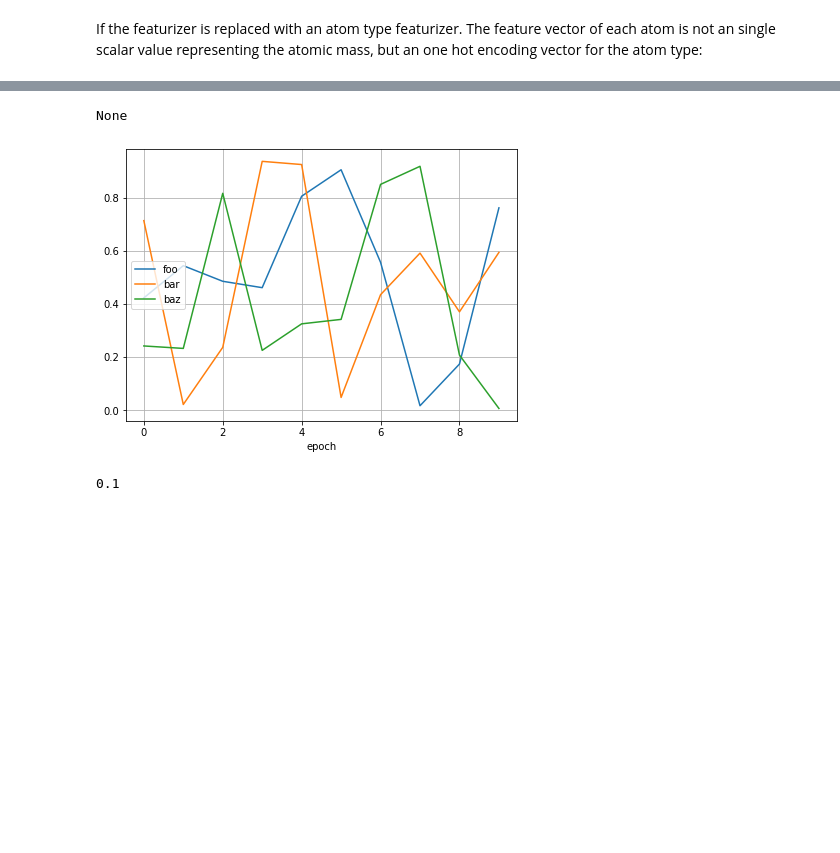
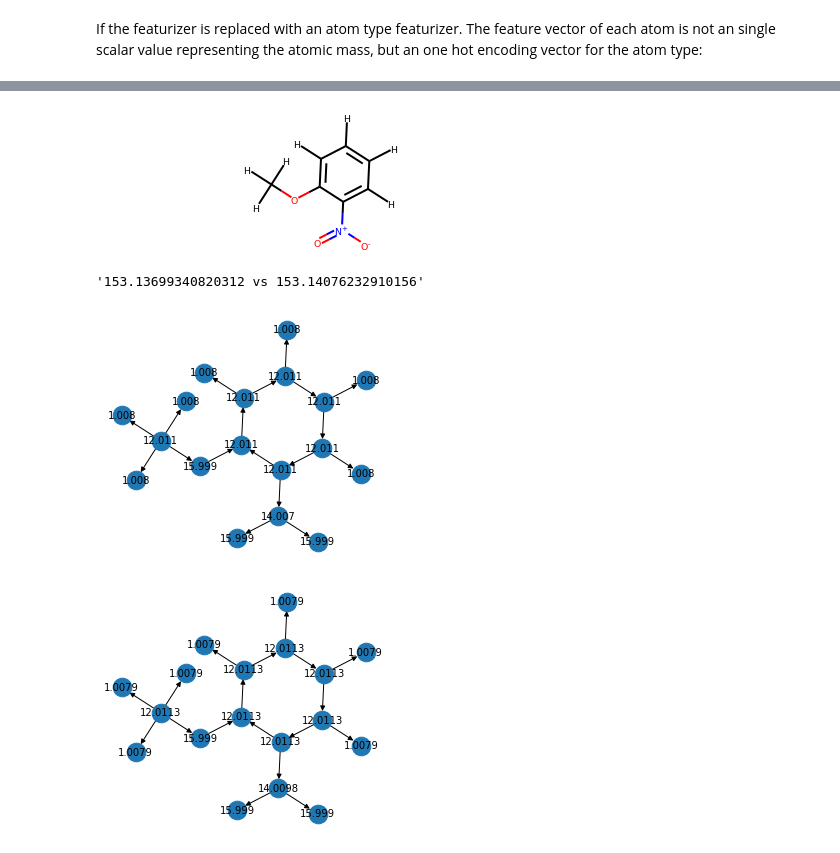
Before and after one commit to JulianKimmig/molNet, a Jupyter notebook: dev/black_box/notebooks/Untitled.ipynb, the cells around one changed output, grey strips where cells are left out. Drawn from its saved outputs; the diff is of its cells as text; code cells hidden in the pictures; blank space fills up the shorter version.

```diff
--- a/dev/black_box/notebooks/Untitled.ipynb
+++ b/dev/black_box/notebooks/Untitled.ipynb
@@ -17,0 +188,21 @@ for k,v in sys.modules.items():
+# %%
+#first a blank mol dataset
+#from molNet.dataloader.datasets import DelaneySolubility
+#dataset=DelaneySolubility().df
+import pandas as pd
+dataset = pd.read_csv("list_chemicals-2020-12-05-21-46-06.tsv",sep="\t")
+
+TEST_SMILES=Chem.MolToSmiles(Chem.MolFromSmiles(TEST_SMILES))
+dataset = dataset.append({
+    'SMILES':"C",
+    'PREFERRED_NAME':"Methane"
+},ignore_index=True)
+dataset["rd_mol"] = dataset['SMILES'].apply(lambda s: Chem.MolFromSmiles(s))
+no_mols = dataset.index[~dataset["rd_mol"].apply(lambda x: isinstance(x,Chem.Mol))]
+dataset.drop(no_mols,inplace=True)
+dataset["SMILES"] = dataset['rd_mol'].apply(lambda s: Chem.MolToSmiles(s))
+dataset["molar_mass"] = dataset['rd_mol'].apply(lambda mol: Chem.Descriptors.MolWt(mol))
+dataset = dataset.rename({'PREFERRED_NAME':'name'},axis=1)
+
+
+dataset
@@ -265,27 +383,22 @@ for i,d in enumerate(loader.test_dataloader()):
-# %%
-import collections
-from IPython.display import clear_output
-def live_plot(data_dict, figsize=(7,5), title=''):
-    print(clear_output(wait=True))
-    plt.figure(figsize=figsize)
-    for label,data in data_dict.items():
-        plt.plot(data, label=label)
-    plt.title(title)
-    plt.grid(True)
-    plt.xlabel('epoch')
-    plt.legend(loc='center left') # the plot evolves to the right
-    plt.show()
-
-data = collections.defaultdict(list)
-for i in range(10):
-    data['foo'].append(np.random.random())
-    data['bar'].append(np.random.random())
-    data['baz'].append(np.random.random())
-    live_plot(data)
-# %% [output]
-None
-[figure, removed]
-# %%
-model.lr
-# %% [output]
-0.1
+# %%
+from rdkit.Chem.Draw import SimilarityMaps
+display(test_data.mol_graph.mol)
+
+#model.gcn.cached=True
+prec=4
+
+display("{} vs {}".format(test_data.y[0][0],model(test_batch)[0][0]))
+target_graph = [atom.GetMass() for atom in test_data.mol_graph.mol.GetAtoms()]
+l = [np.format_float_positional(c,precision=prec) for c in target_graph]
+display(Image(test_data.mol_graph.get_png(labels=l)))
+
+conv = test_batch.x.detach().numpy()#.flatten()
+conv=np.argmax(conv,axis=1)
+conv = model.pool_nn.weight[0][conv].detach().numpy()
+l = [np.format_float_positional(c,precision=prec) for c in conv]
+display(Image(test_data.mol_graph.get_png(labels=l)))
+# %% [output]
+[figure, added]
+'153.13699340820312 vs 153.14076232910156'
+[figure, added]
+[figure, added]
```
Also changed, not shown: parts of 24 cells of this notebook.
